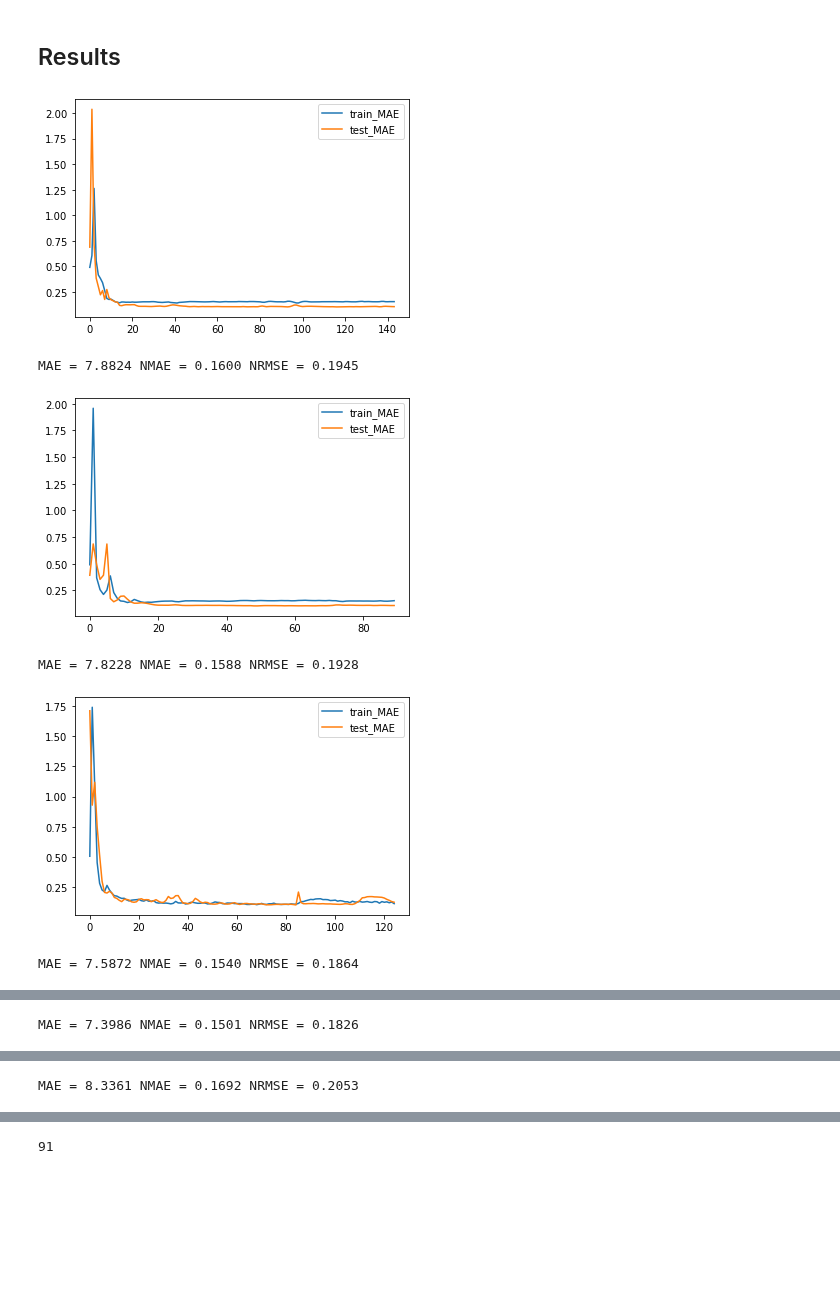
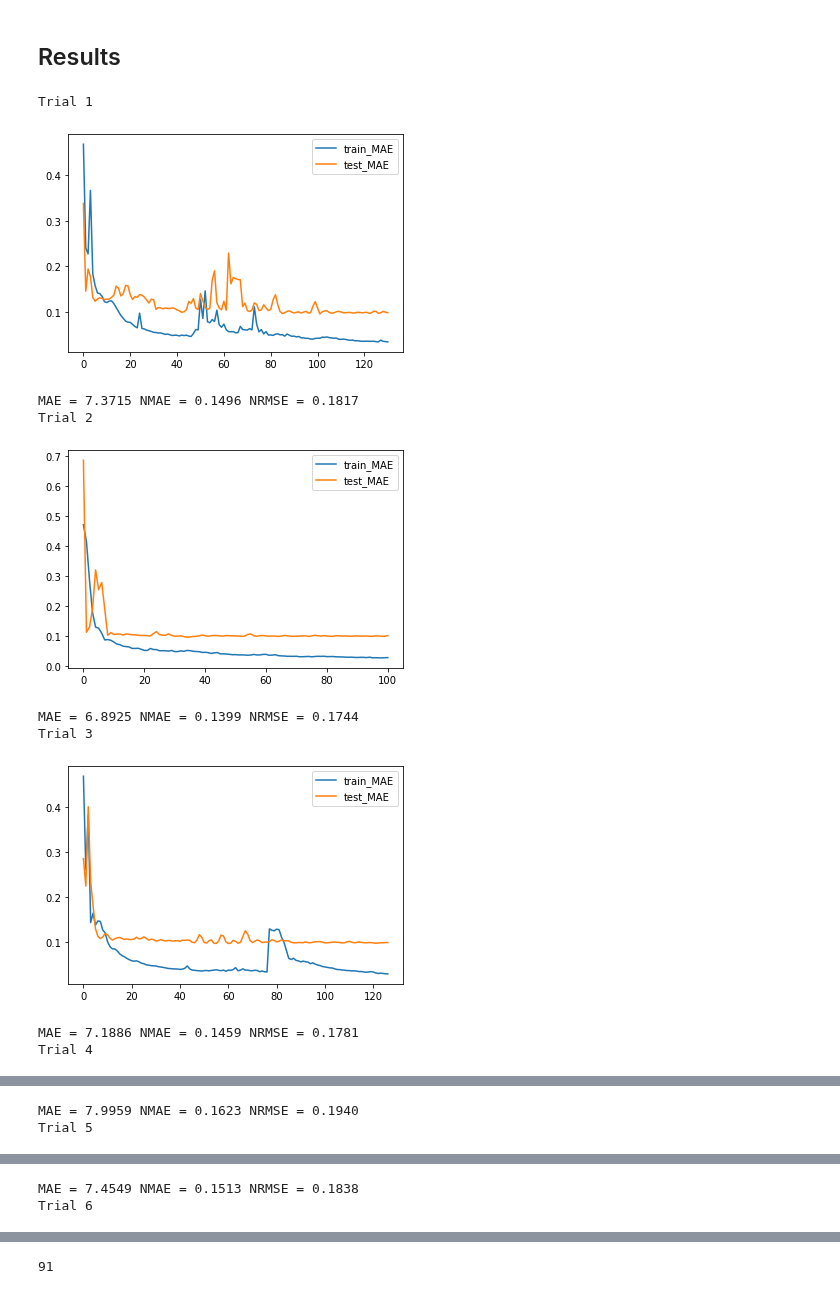
Before and after one commit to TLChilton/Senior_Capstone, a Jupyter notebook: Thomas/LSTMBayesSearch.ipynb, the cells around one changed output, grey strips where cells are left out. Saved outputs shown, nothing was run; the diff lists cells and outputs as text; code cells hidden in the pictures; blank space fills up the shorter version.

```diff
--- a/Thomas/LSTMBayesSearch.ipynb
+++ b/Thomas/LSTMBayesSearch.ipynb
@@ -174,18 +175,20 @@ print(train_X.shape, train_y.shape, test_X.shape, test_y.shape, predict_X.shape,
 ### Function For Building Model
 # %%
 # Design Network
-def build_model(learning_rate, LSTM1, LSTM2, dropout1, dropout2, n_out):
+def build_model(learning_rate, LSTM1, LSTM2, num_layers, dropout1, dropout2, n_out):
     model = Sequential()
 
     model.add(BatchNormalization(name = "batch_norm_0", input_shape = (train_X.shape[1], train_X.shape[2])))
 
-    model.add(LSTM(LSTM1, name='lstm_1', return_sequences=True))
-    model.add(Dropout(dropout1, name='dropout_1'))
-    model.add(BatchNormalization(name='batch_norm_1'))
+    for i in range (num_layers):
+        model.add(LSTM(LSTM1, name='lstm_{0}_1'.format(i), return_sequences=True))
+        model.add(Dropout(dropout1, name='dropout_{0}_1'.format(i)))
+        model.add(BatchNormalization(name='batch_norm_{0}_1'.format(i)))
 
-    model.add(LSTM(LSTM2, name='lstm_2', return_sequences=False))
-    model.add(Dropout(dropout2, name='dropout_2'))
+        model.add(LSTM(LSTM2, name='lstm_{0}_2'.format(i), return_sequences=True))
+        model.add(Dropout(dropout2, name='dropout_{0}_2'.format(i)))
 
+    model.add(LSTM(LSTM2, name='LSTM_final', return_sequences=False))
     model.add(Dense(n_out, name='dense', activation="linear", kernel_constraint=NonNeg()))
 
     opt = Adam(learning_rate=learning_rate)
@@ -226,12 +240,13 @@ default_parameters = [
 # %%
 
 @use_named_args(dimensions=dimensions)
-def fitness(learning_rate, LSTM1, LSTM2, dropout1, dropout2, batch_size, patience, num_epochs):
+def fitness(learning_rate, LSTM1, LSTM2, num_layers, dropout1, dropout2, batch_size, patience, num_epochs):
 
     model = build_model(
         learning_rate=learning_rate,
         LSTM1=LSTM1,
         LSTM2=LSTM2,
+        num_layers=num_layers,
         dropout1=dropout1,
         dropout2=dropout2,
         n_out=n_out,
@@ -247,7 +262,9 @@ def fitness(learning_rate, LSTM1, LSTM2, dropout1, dropout2, batch_size, patienc
         callbacks=[early_stopping]
     )
     #return the minimum validation mae for the patience period
-    mae = np.nanmin(history.history['val_loss'][-1*patience:])
+    with warnings.catch_warnings():
+        warnings.filterwarnings(action='ignore', message='All-NaN axis encountered')
+        mae = np.nanmin(history.history['val_loss'][-1*patience:])
 
     # Delete the Keras model with these hyper-parameters from memory.
     del model
@@ -269,12 +286,12 @@ def fitness(learning_rate, LSTM1, LSTM2, dropout1, dropout2, batch_size, patienc
 gp_result = gp_minimize(
     func=fitness,
     dimensions=dimensions,
-    n_calls=25,
+    n_calls=30,
     n_jobs=-1,
     kappa=1.96,    # default is 1.96, lower values = more exploitation, higher = more exploration
     noise=1e-5,
     acq_optimizer="lbfgs",
-    x0=default_parameters,
+    x0=initial_points_log,
     n_initial_points=10,
     verbose=True
 )
@@ -363,7 +364,7 @@ inv_y = scaler.inverse_transform(predict_y).reshape(n_out*n_predict)
 early_stopping = EarlyStopping(
     monitor='val_loss',
     mode='min',
-    patience=gp_result.x[6],
+    patience=gp_result.x[7],
     restore_best_weights=True
 )
 for t in range(num_trials):
@@ -372,46 +373,51 @@ for t in range(num_trials):
         learning_rate=gp_result.x[0],
         LSTM1=gp_result.x[1],
         LSTM2=gp_result.x[2],
-        dropout1=gp_result.x[3],
-        dropout2=gp_result.x[4],
+        num_layers=gp_result.x[3],
+        dropout1=gp_result.x[4],
+        dropout2=gp_result.x[5],
         n_out=n_out
     )
     history = model.fit(
         x=train_X,
         y=train_y,
-        epochs=gp_result.x[7],
-        batch_size=gp_result.x[5],
+        epochs=gp_result.x[8],
+        batch_size=gp_result.x[6],
         validation_data=(test_X, test_y),
         shuffle=False,
         verbose=0,
         callbacks=[early_stopping])
     pyplot.figure()
     pyplot.plot(history.history['loss'], label='train_MAE')
     pyplot.plot(history.history['val_loss'], label='test_MAE')
     pyplot.legend()
     pyplot.show()
 
     # Make Prediction
     yhat = model.predict(predict_X)
 
     inv_yhat = scaler.inverse_transform(yhat.reshape(-1,1)).reshape(n_out*n_predict)
     # calculate RMSE and NRMSE
     normalized_rmse = sqrt(tf.keras.metrics.mean_squared_error(inv_y, inv_yhat))/mean(inv_y)
     mae = tf.keras.metrics.mean_absolute_error(inv_y, inv_yhat)
     normalized_mae = mae/tf.math.reduce_mean(inv_y)
     print('MAE = %.4f NMAE = %.4f NRMSE = %.4f' % (mae, normalized_mae, normalized_rmse))
 
     if normalized_mae < best_nmae:
         best_nmae = normalized_mae
         best_model = model
     else:
         del model
 print()
 print(best_model.summary())
 # %% [output]
+Trial 1
-[figure, old version]
+[figure, new version]
-MAE = 7.8824 NMAE = 0.1600 NRMSE = 0.1945
+MAE = 7.3715 NMAE = 0.1496 NRMSE = 0.1817
+Trial 2
-[figure, old version]
+[figure, new version]
-MAE = 7.8228 NMAE = 0.1588 NRMSE = 0.1928
+MAE = 6.8925 NMAE = 0.1399 NRMSE = 0.1744
+Trial 3
-[figure, old version]
+[figure, new version]
-MAE = 7.5872 NMAE = 0.1540 NRMSE = 0.1864
+MAE = 7.1886 NMAE = 0.1459 NRMSE = 0.1781
+Trial 4
@@ -419 +425,2 @@ MAE = 7.5872 NMAE = 0.1540 NRMSE = 0.1864
-MAE = 7.3986 NMAE = 0.1501 NRMSE = 0.1826
+MAE = 7.9959 NMAE = 0.1623 NRMSE = 0.1940
+Trial 5
@@ -421 +428,2 @@ MAE = 7.3986 NMAE = 0.1501 NRMSE = 0.1826
-MAE = 8.3361 NMAE = 0.1692 NRMSE = 0.2053
+MAE = 7.4549 NMAE = 0.1513 NRMSE = 0.1838
+Trial 6
```
Also changed, not shown: parts of 11 cells of this notebook.
